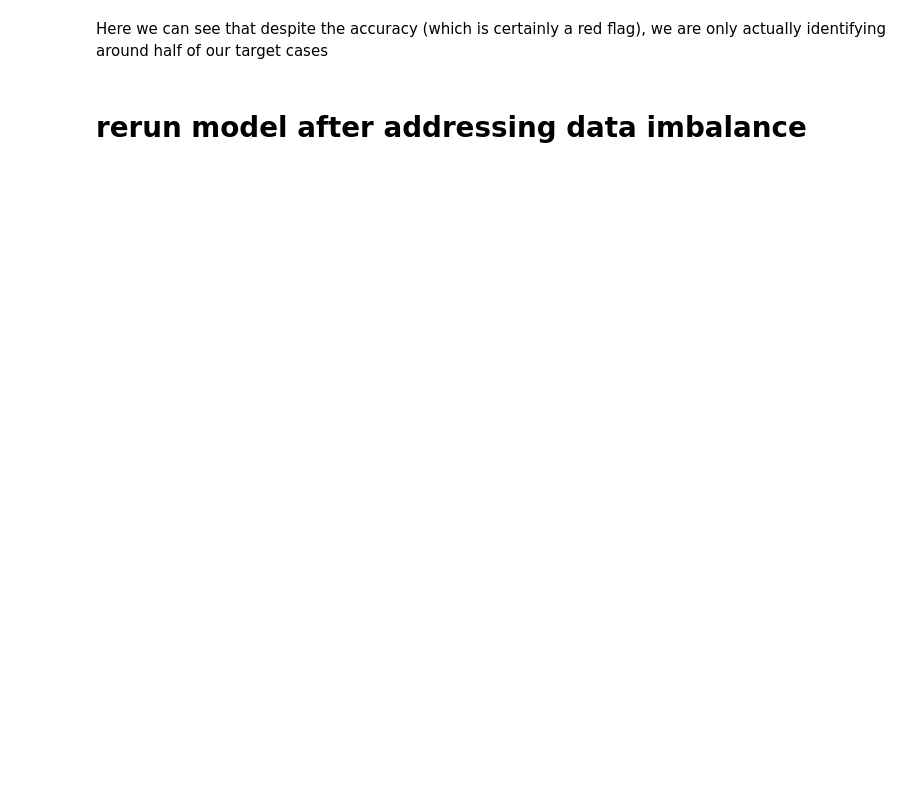
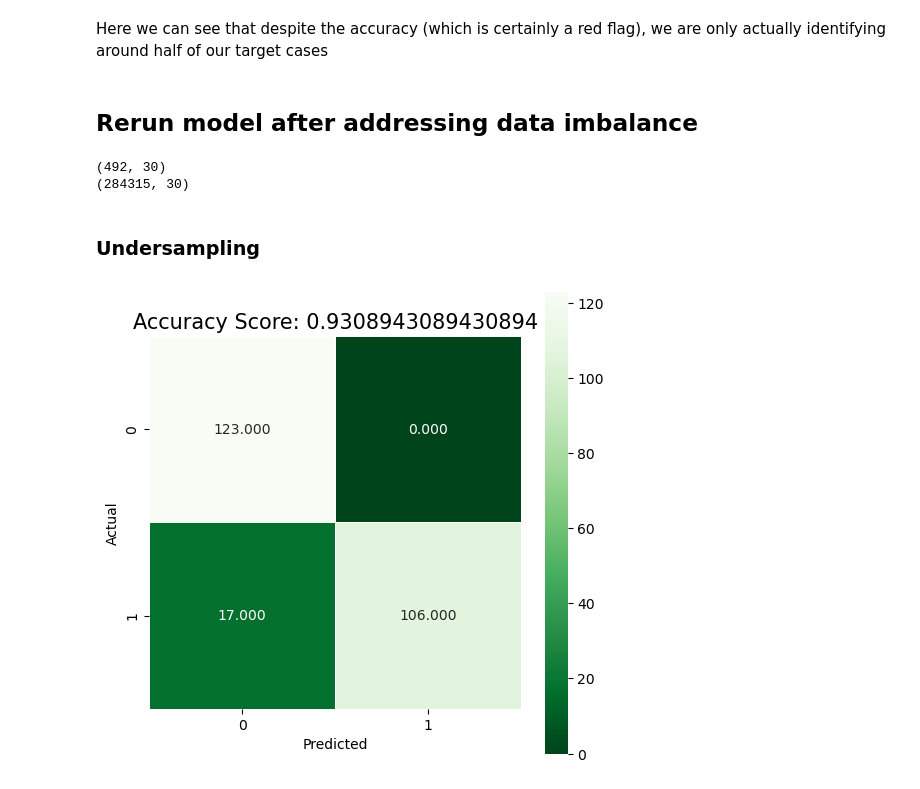
Before and after one commit to ShaneR31/Flatiron-Capstone, a Jupyter notebook: working_notebook.ipynb, the cells around one changed output. Saved outputs shown, nothing was run; the diff lists cells and outputs as text; code cells hidden in the pictures; blank space fills up the shorter version.

```diff
--- a/working_notebook.ipynb
+++ b/working_notebook.ipynb
@@ -176,10 +154,30 @@ plt.title(all_sample_title, size = 15);
 # %% [markdown]
 Here we can see that despite the accuracy (which is certainly a red flag), we are only actually identifying around half of our target cases
 # %% [markdown]
-# rerun model after addressing data imbalance
+## Rerun model after addressing data imbalance
 # %%
 # https://www.researchgate.net/publication/339986048_Methods_of_Handling_Unbalanced_Datasets_in_Credit_Card_Fraud_Detection
 # SMOTE (Static or Dynamic)
 # Oversampling
 # Undersampling
 # Hybrid
+# %%
+# seperate transaction types to make sampling easier
+fraud = df[df['Fraud'] == 1]
+valid = df[df['Fraud'] == 0]
+print(fraud.shape)
+print(valid.shape)
+# %% [output]
+(492, 30)
+(284315, 30)
+# %% [markdown]
+### Undersampling
+# %%
+valid_sample = valid.sample(n=492)
+undersampled_5050 = pd.concat([fraud, valid_sample], axis=0)
+# %%
+# train new model with undersampled set
+model_2, X_test_under, y_test_under = train_logistic_regression(undersampled_5050)
+plot_confusion_matrix(model_2, X_test_under, y_test_under)
+# %% [output]
+[figure, added]
```
Also changed, not shown: parts of 15 cells of this notebook, 1 other file.
